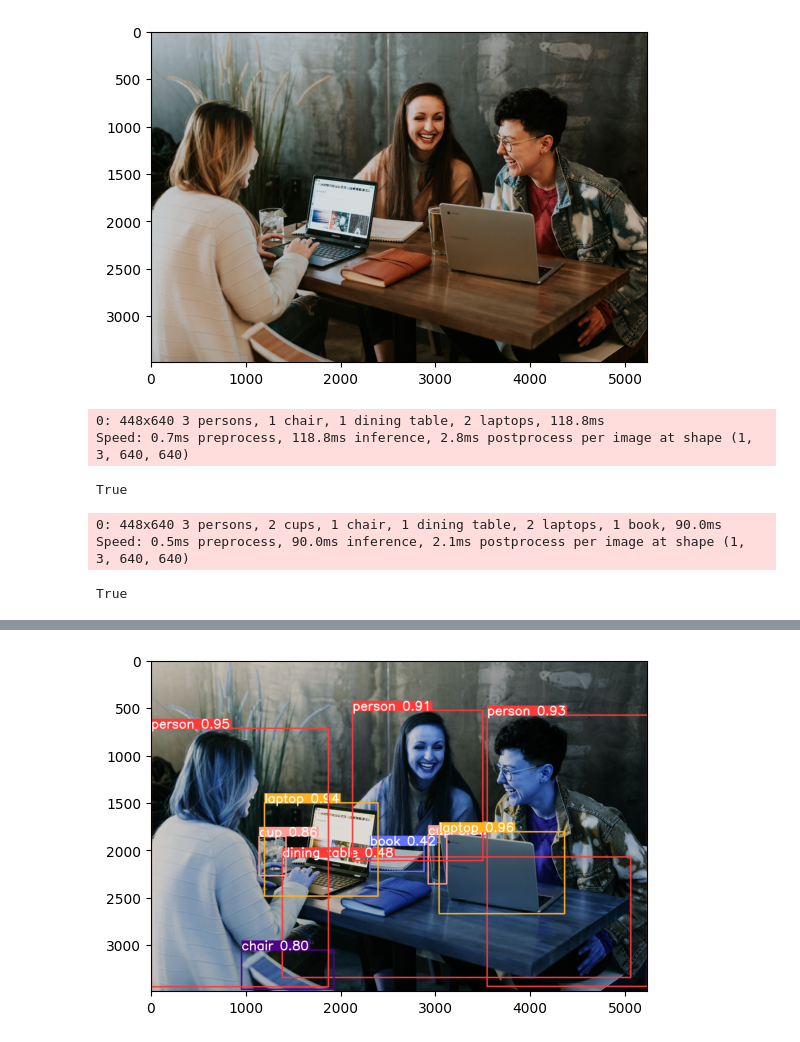
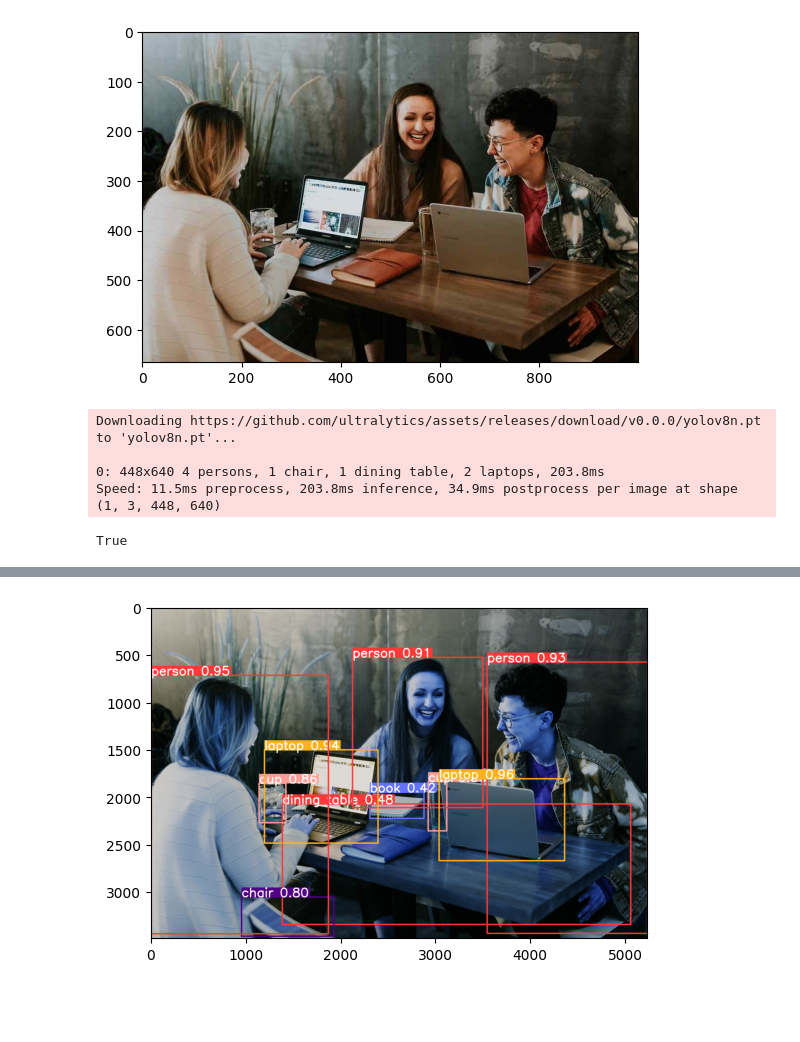
Before and after one commit to ThousandAI/AI-DeepLearning, a Jupyter notebook: yolov8.ipynb, the cells around one changed output, grey strips where cells are left out. Cells and saved outputs as stored; diff of their text form; code cells hidden in the pictures; blank space fills up the shorter version.

```diff
--- a/yolov8.ipynb
+++ b/yolov8.ipynb
@@ -23,30 +23,24 @@ Requirement already satisfied: mpmath>=0.19 in /usr/local/lib/python3.9/dist-pac
 # %%
 from ultralytics import YOLO
 import cv2
 import matplotlib.pyplot as plt
-path = "/content/drive/MyDrive/Colab Notebooks/demo.jpg"
+path = "/content/drive/MyDrive/Colab Notebooks/demo.jpeg"
 image = cv2.imread(path)
 new_image = cv2.cvtColor(image, cv2.COLOR_BGR2RGB)
 plt.imshow(new_image)
 plt.show()
 # %% [output]
-[figure, old version]
+[figure, new version]
 # %%
 model = YOLO("yolov8n.pt")
 results = model(new_image)
 cv2.imwrite("yolov8_demo_n.jpg", results[0].plot())
 # %% [output]
-0: 448x640 3 persons, 1 chair, 1 dining table, 2 laptops, 118.8ms
-Speed: 0.7ms preprocess, 118.8ms inference, 2.8ms postprocess per image at shape (1, 3, 640, 640)
+Downloading https://github.com/ultralytics/assets/releases/download/v0.0.0/yolov8n.pt to 'yolov8n.pt'...
+
+0: 448x640 4 persons, 1 chair, 1 dining table, 2 laptops, 203.8ms
+Speed: 11.5ms preprocess, 203.8ms inference, 34.9ms postprocess per image at shape (1, 3, 448, 640)
 True
-# %%
-model = YOLO("yolov8x.pt")
-results = model(new_image)
-cv2.imwrite("yolov8_demo_x.jpg", results[0].plot())
-# %% [output]
-0: 448x640 3 persons, 2 cups, 1 chair, 1 dining table, 2 laptops, 1 book, 90.0ms
-Speed: 0.5ms preprocess, 90.0ms inference, 2.1ms postprocess per image at shape (1, 3, 640, 640)
-True
 # %%
 image = cv2.imread("yolov8_demo_n.jpg")
 new_image = cv2.cvtColor(image, cv2.COLOR_BGR2RGB)
```
Also changed, not shown: parts of 2 cells of this notebook.
